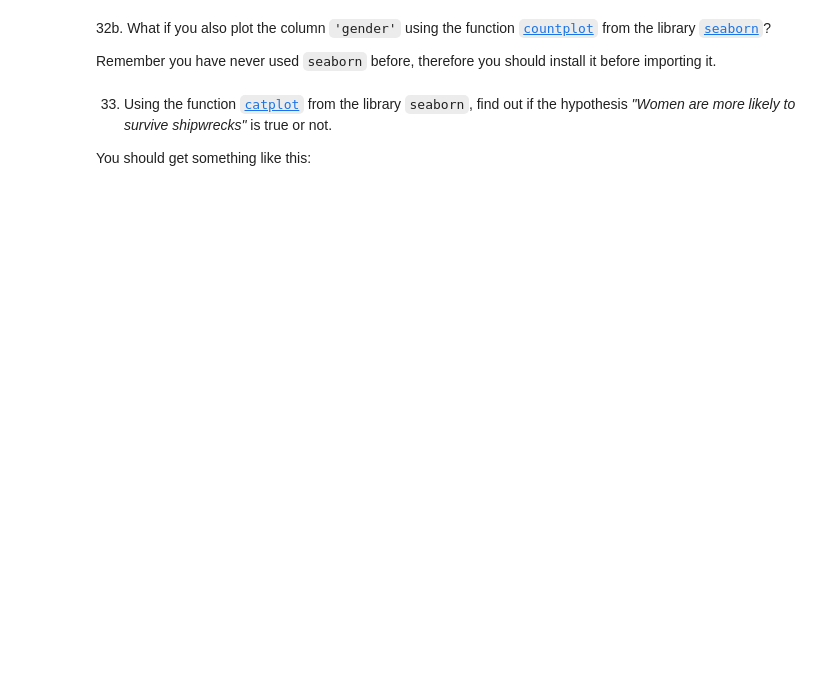
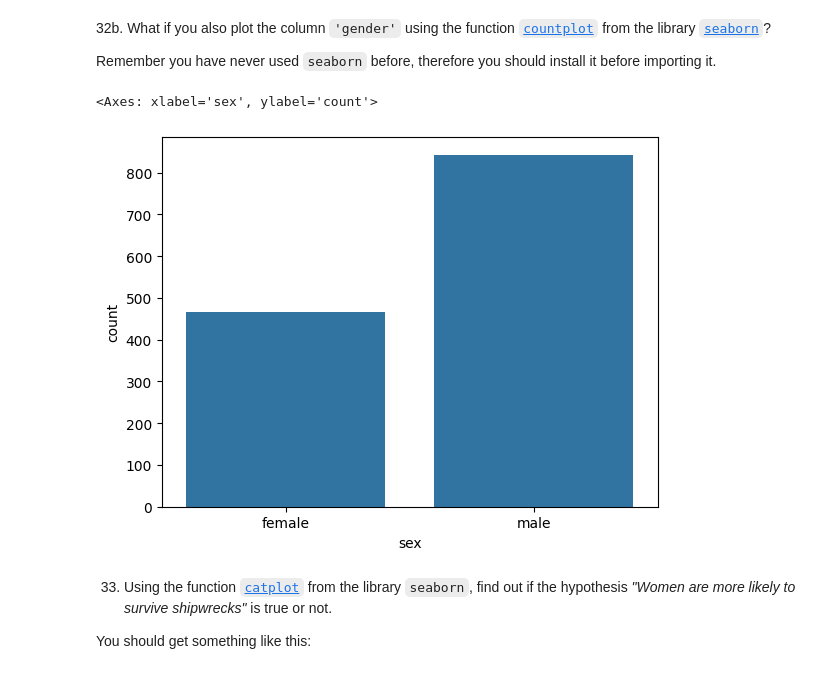
Before and after one commit to Rafacercos/ONLINE_DS_THEBRIDGE_RAFACERCOS, a Jupyter notebook: MIS_EJERCICIOS/Pandas/Titanic-exercise.ipynb, the cells around one changed output. Saved outputs shown, nothing was run; the diff lists cells and outputs as text; code cells hidden in the pictures; blank space fills up the shorter version.

```diff
--- a/MIS_EJERCICIOS/Pandas/Titanic-exercise.ipynb
+++ b/MIS_EJERCICIOS/Pandas/Titanic-exercise.ipynb
@@ -442,6 +488,11 @@ Hint: There were two people with the same name, who?
 32b. What if you also plot the column `'gender'` using the function [`countplot`](https://seaborn.pydata.org/generated/seaborn.countplot.html) from the library [`seaborn`](https://seaborn.pydata.org/)?
 
 Remember you have never used `seaborn` before, therefore you should install it before importing it.
+# %%
+sns.countplot(titanic,x = "sex")
+# %% [output]
+<Axes: xlabel='sex', ylabel='count'>
+[figure, added]
 # %% [markdown]
 33. Using the function [`catplot`](https://seaborn.pydata.org/generated/seaborn.catplot.html) from the library `seaborn`, find out if the hypothesis _"Women are more likely to survive shipwrecks"_ is true or not.
 
```
Also changed, not shown: parts of 14 cells of this notebook, 1 other file.
